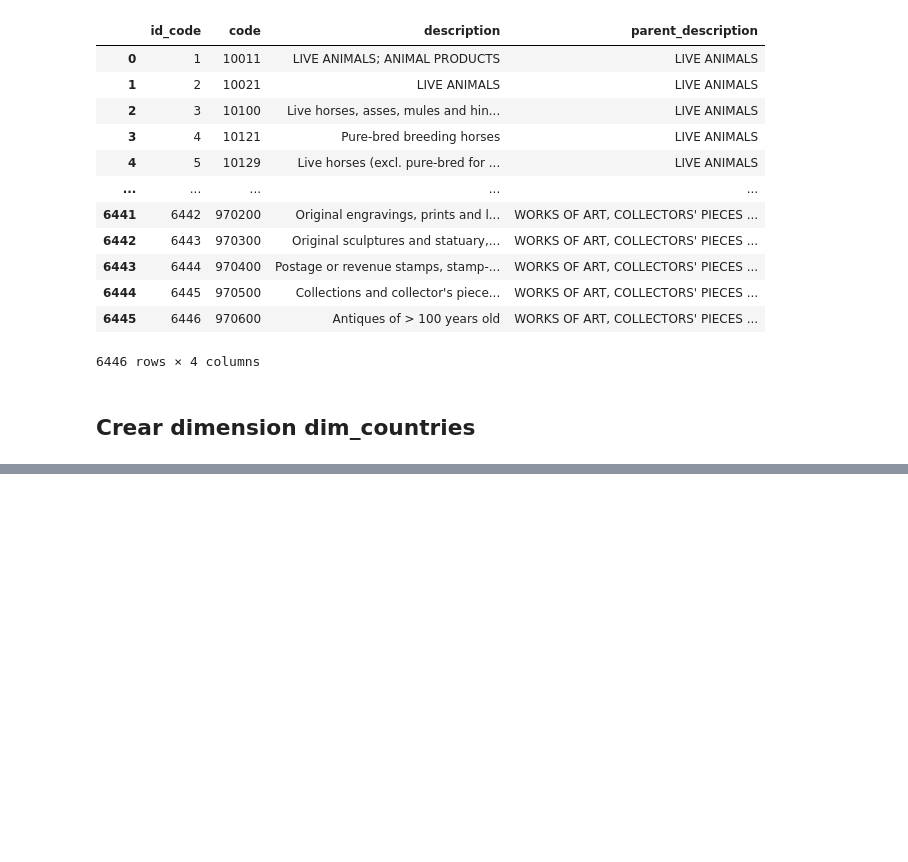
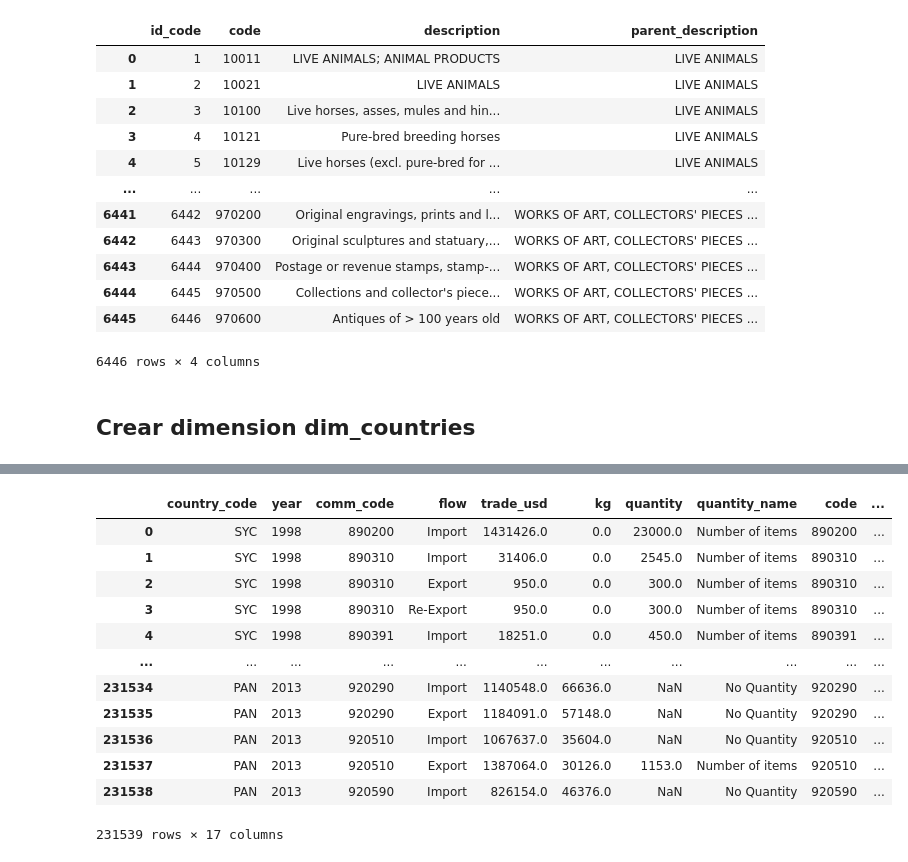
Before and after one commit to Vrtx566/Fundamentos-Analitica, a Jupyter notebook: orquestador_etl.ipynb, the cells around one changed output, grey strips where cells are left out. Saved outputs shown, nothing was run; the diff lists cells and outputs as text; code cells hidden in the pictures; blank space fills up the shorter version.

```diff
--- a/orquestador_etl.ipynb
+++ b/orquestador_etl.ipynb
@@ -254,0 +258,13 @@ memory usage: 9.9+ KB
+# %%
+#funcion que permite crear de una columna una dimension de un solo valor
+def create_dimension(data,id_name):
+    list_keys = []
+    value=1
+    for i in data:
+        list_keys.append(value)
+        value= value +1
+    return pd.DataFrame({id_name:list_keys,'values':data})
+# %%
+#para dim_quantity
+dim_quantity = create_dimension(df_trades['quantity_name'].unique(),'id_quantity')
+dim_quantity
@@ -254,0 +278,4 @@ memory usage: 9.9+ KB
+# %%
+#para dim_time
+dim_time = create_dimension(df_trades['year'].unique(),'id_time')
+dim_time
@@ -254,0 +300,4 @@ memory usage: 9.9+ KB
+# %%
+#para dim_flow
+dim_flow = create_dimension(df_trades['flow'].unique(),'id_flow')
+dim_flow
@@ -254,0 +330,29 @@ memory usage: 9.9+ KB
+# %%
+df_fact_trades =[] #reinicia la tabla para que no se dupliquen las columnas de los joins
+df_fact_trades = df_trades.copy()
+df_fact_trades.dropna(subset = ['country_code','year','comm_code','flow','quantity_name'],how='any',inplace=True)
+
+df_fact_trades = df_fact_trades.merge(dim_codes[['code','id_code']],how='left',left_on='comm_code',right_on='code')
+df_fact_trades = df_fact_trades.merge(dim_countries[['country_code','id_countries']],how='left',left_on='country_code',right_on='country_code')
+df_fact_trades = df_fact_trades.merge(dim_quantity,how='left',left_on='quantity_name',right_on='values')
+df_fact_trades = df_fact_trades.merge(dim_time,how='left',left_on='year',right_on='values')
+df_fact_trades = df_fact_trades.merge(dim_flow,how='left',left_on='flow',right_on='values')  #aqui no se especifican las columnas porque la tabla solo tiene las 2 columnas necesarias
+
+
+
+
+df_fact_trades
+# %% [output]
+|  | country_code | year | comm_code | flow | trade_usd | kg | quantity | quantity_name | code | ... |
+| 0 | SYC | 1998 | 890200 | Import | 1431426.0 | 0.0 | 23000.0 | Number of items | 890200 | ... |
+| 1 | SYC | 1998 | 890310 | Import | 31406.0 | 0.0 | 2545.0 | Number of items | 890310 | ... |
+| 2 | SYC | 1998 | 890310 | Export | 950.0 | 0.0 | 300.0 | Number of items | 890310 | ... |
+| 3 | SYC | 1998 | 890310 | Re-Export | 950.0 | 0.0 | 300.0 | Number of items | 890310 | ... |
+| 4 | SYC | 1998 | 890391 | Import | 18251.0 | 0.0 | 450.0 | Number of items | 890391 | ... |
+| ... | ... | ... | ... | ... | ... | ... | ... | ... | ... | ... |
+| 231534 | PAN | 2013 | 920290 | Import | 1140548.0 | 66636.0 | NaN | No Quantity | 920290 | ... |
+| 231535 | PAN | 2013 | 920290 | Export | 1184091.0 | 57148.0 | NaN | No Quantity | 920290 | ... |
+| 231536 | PAN | 2013 | 920510 | Import | 1067637.0 | 35604.0 | NaN | No Quantity | 920510 | ... |
+| 231537 | PAN | 2013 | 920510 | Export | 1387064.0 | 30126.0 | 1153.0 | Number of items | 920510 | ... |
+| 231538 | PAN | 2013 | 920590 | Import | 826154.0 | 46376.0 | NaN | No Quantity | 920590 | ... |
+231539 rows × 17 columns
```
Also changed, not shown: parts of 14 cells of this notebook, 6 other files.
